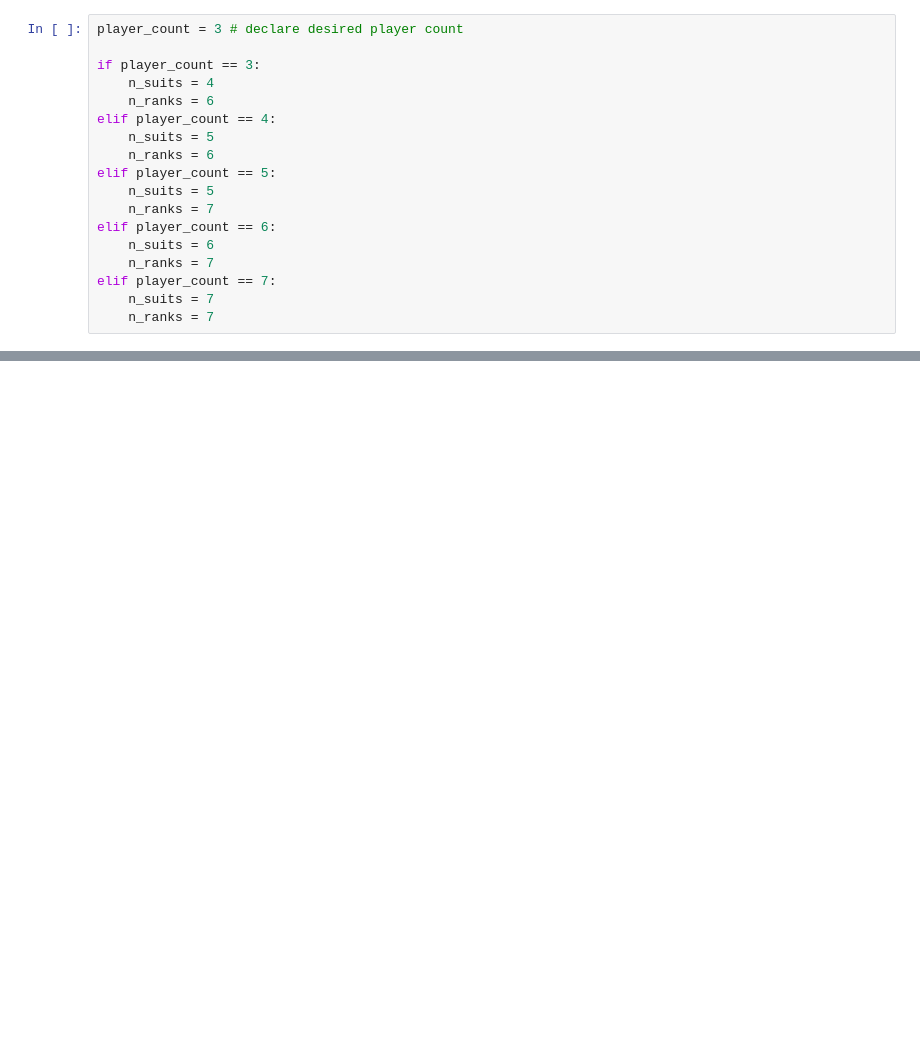
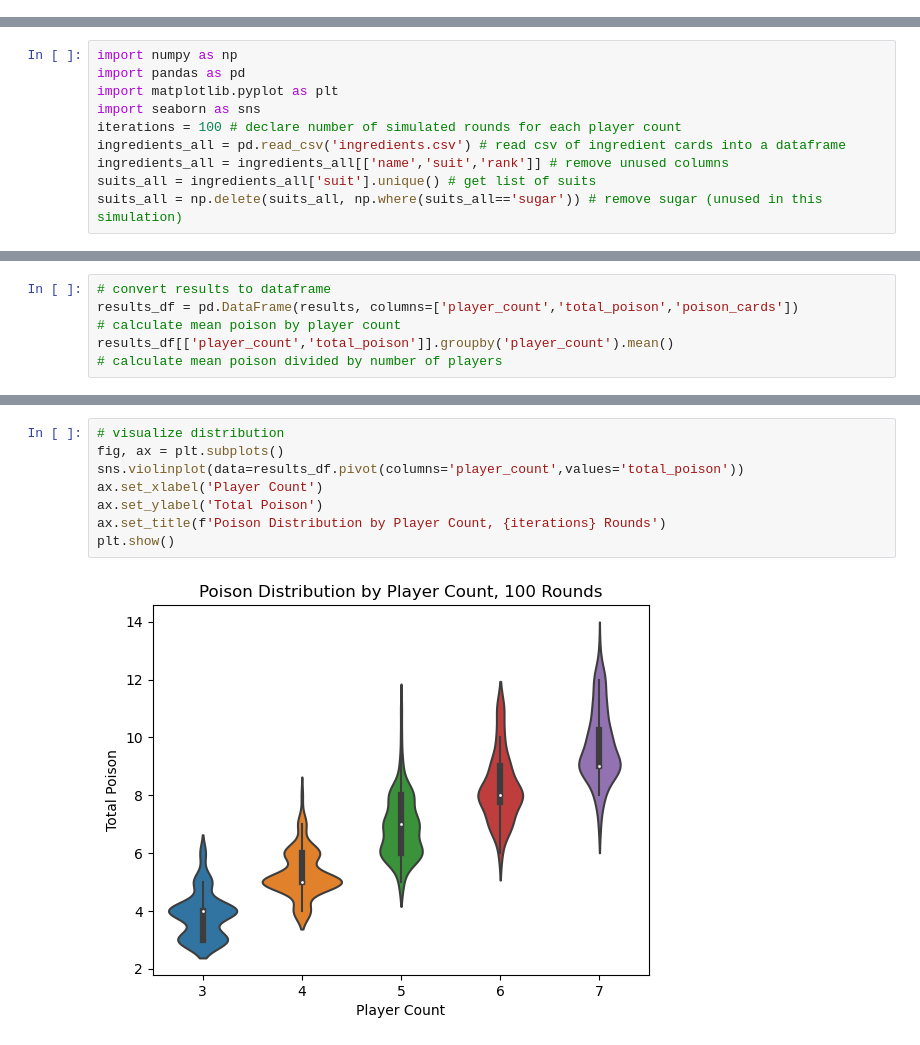
Before and after one commit to mklutzke/poison-sim, a Jupyter notebook: sim.ipynb, the cells around one changed output, grey strips where cells are left out. Drawn from its saved outputs; the diff is of its cells as text; blank space fills up the shorter version.

Commit message:
added data visualization

```diff
--- a/sim.ipynb
+++ b/sim.ipynb
@@ -5,18 +0,0 @@ ingredients_all = pd.read_csv('ingredients.csv')
-# %%
-player_count = 3 # declare desired player count
-
-if player_count == 3:
-    n_suits = 4
-    n_ranks = 6
-elif player_count == 4:
-    n_suits = 5
-    n_ranks = 6
-elif player_count == 5:
-    n_suits = 5
-    n_ranks = 7
-elif player_count == 6:
-    n_suits = 6
-    n_ranks = 7
-elif player_count == 7:
-    n_suits = 7
-    n_ranks = 7
@@ -23 +7,11 @@ elif player_count == 7:
+# %%
+import numpy as np
+import pandas as pd
+import matplotlib.pyplot as plt
+import seaborn as sns
+iterations = 100 # declare number of simulated rounds for each player count
+ingredients_all = pd.read_csv('ingredients.csv') # read csv of ingredient cards into a dataframe
+ingredients_all = ingredients_all[['name','suit','rank']] # remove unused columns
+suits_all = ingredients_all['suit'].unique() # get list of suits
+suits_all = np.delete(suits_all, np.where(suits_all=='sugar')) # remove sugar (unused in this simulation)
 # %%
@@ -75,0 +71,6 @@ print(poison_cards)
+# %%
+# convert results to dataframe
+results_df = pd.DataFrame(results, columns=['player_count','total_poison','poison_cards'])
+# calculate mean poison by player count
+results_df[['player_count','total_poison']].groupby('player_count').mean()
+# calculate mean poison divided by number of players
@@ -75,0 +85,10 @@ print(poison_cards)
+# %%
+# visualize distribution
+fig, ax = plt.subplots()
+sns.violinplot(data=results_df.pivot(columns='player_count',values='total_poison'))
+ax.set_xlabel('Player Count')
+ax.set_ylabel('Total Poison')
+ax.set_title(f'Poison Distribution by Player Count, {iterations} Rounds')
+plt.show()
+# %% [output]
+[figure, added]
```
Also changed, not shown: parts of 4 cells of this notebook.
